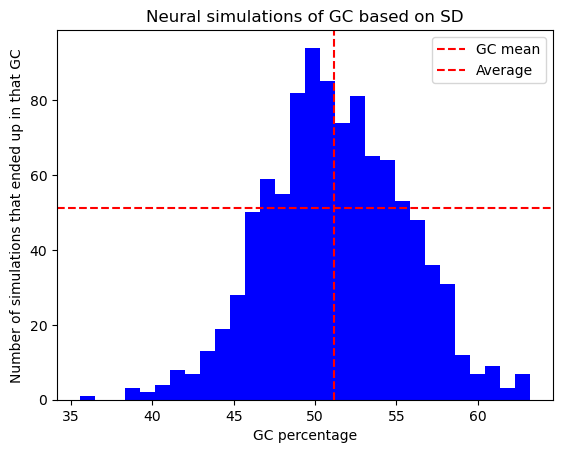
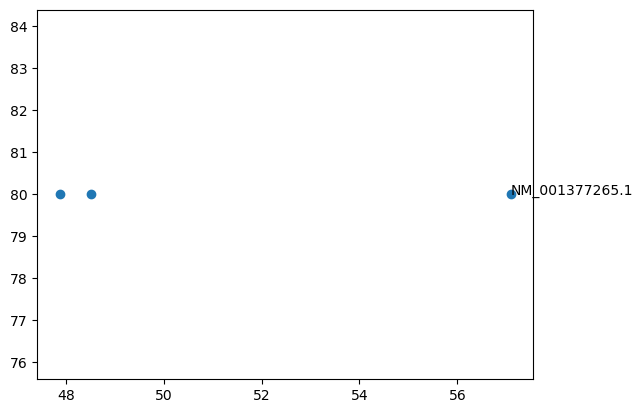
Unified diff of the notebook cell whose output changed from the first chart to the second:
--- before
+++ after
@@ -18,4 +18,5 @@
         }
         genes.append(gen)
+        genes_array=np.array(genes)
     return genes
     
@@ -34,6 +35,14 @@
 max_value = np.max(gc_array)
 min_value = np.min(gc_array)
+y_value=np.full((3, 1), 80) 
 avarage=np.average(gc_array)
 neural_entropy=np.random.normal(mean, standard_deviation, 1000)
+plt.scatter(gc_array, y_value)
+xy=(gen["gc"], y_value)
+for gen in genes:
+    xy=(gen["gc"], 80)
+    plt.annotate(text=gen["id"],xy=(gen["gc"], 80))
+    adjust_text(gen["id"])
+    
 plt.hist(neural_entropy, bins=30, color='Blue')
 plt.title("Neural simulations of GC based on SD")

Commit: week 5: real gene points on histogram, FFT theta wave, frequency spectrum